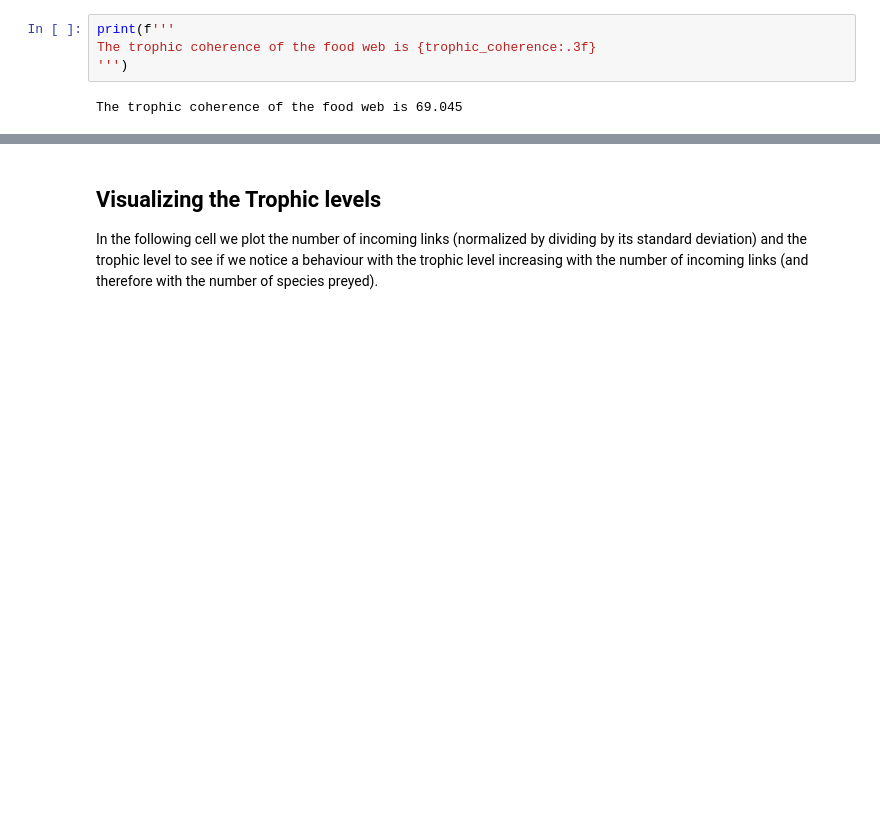
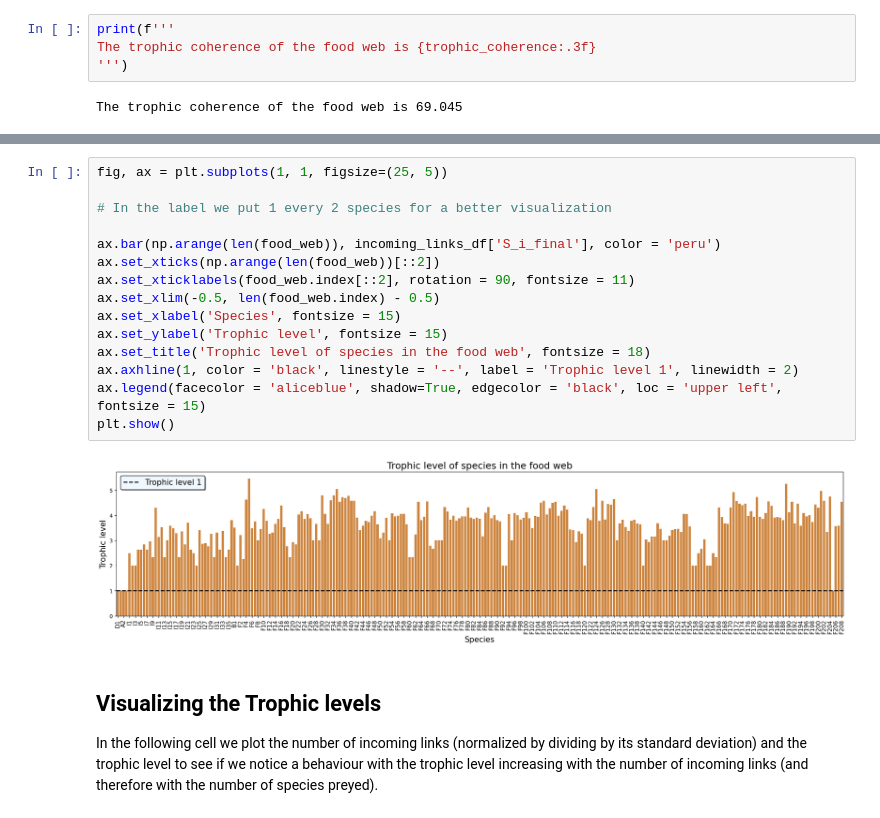
Before and after one commit to tommasoamico/PhysicalModelsOfLivingSystems, a Jupyter notebook: Week_4_assigment/Tommaso_Amico_week4.ipynb, the cells around one changed output, grey strips where cells are left out. Saved outputs shown, nothing was run; the diff lists cells and outputs as text; blank space fills up the shorter version.

```diff
--- a/Week_4_assigment/Tommaso_Amico_week4.ipynb
+++ b/Week_4_assigment/Tommaso_Amico_week4.ipynb
@@ -863,3 +878,20 @@ The trophic coherence of the food web is 69.045
+# %%
+fig, ax = plt.subplots(1, 1, figsize=(25, 5))
+
+# In the label we put 1 every 2 species for a better visualization
+
+ax.bar(np.arange(len(food_web)), incoming_links_df['S_i_final'], color = 'peru')
+ax.set_xticks(np.arange(len(food_web))[::2])
+ax.set_xticklabels(food_web.index[::2], rotation = 90, fontsize = 11)
+ax.set_xlim(-0.5, len(food_web.index) - 0.5)
+ax.set_xlabel('Species', fontsize = 15)
+ax.set_ylabel('Trophic level', fontsize = 15)
+ax.set_title('Trophic level of species in the food web', fontsize = 18)
+ax.axhline(1, color = 'black', linestyle = '--', label = 'Trophic level 1', linewidth = 2)
+ax.legend(facecolor = 'aliceblue', shadow=True, edgecolor = 'black', loc = 'upper left', fontsize = 15)
+plt.show()
+# %% [output]
+[figure, added]
 # %% [markdown]
 ## Visualizing the Trophic levels
 
```
Also changed, not shown: parts of 2 cells of this notebook.
